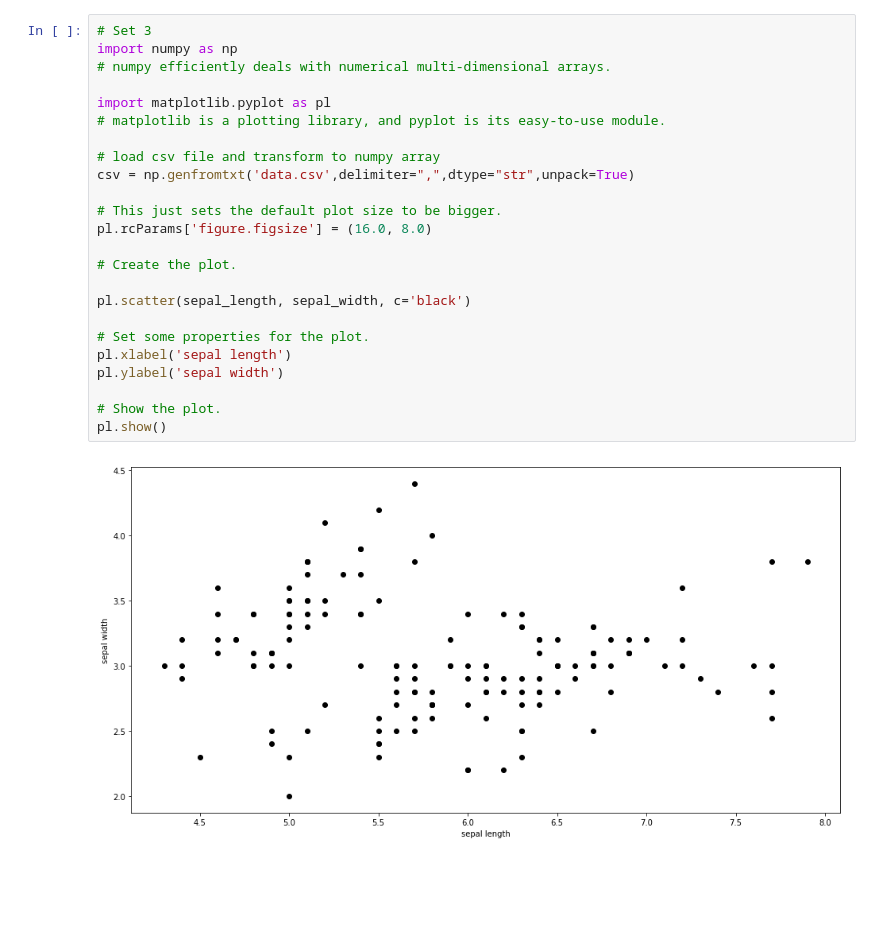
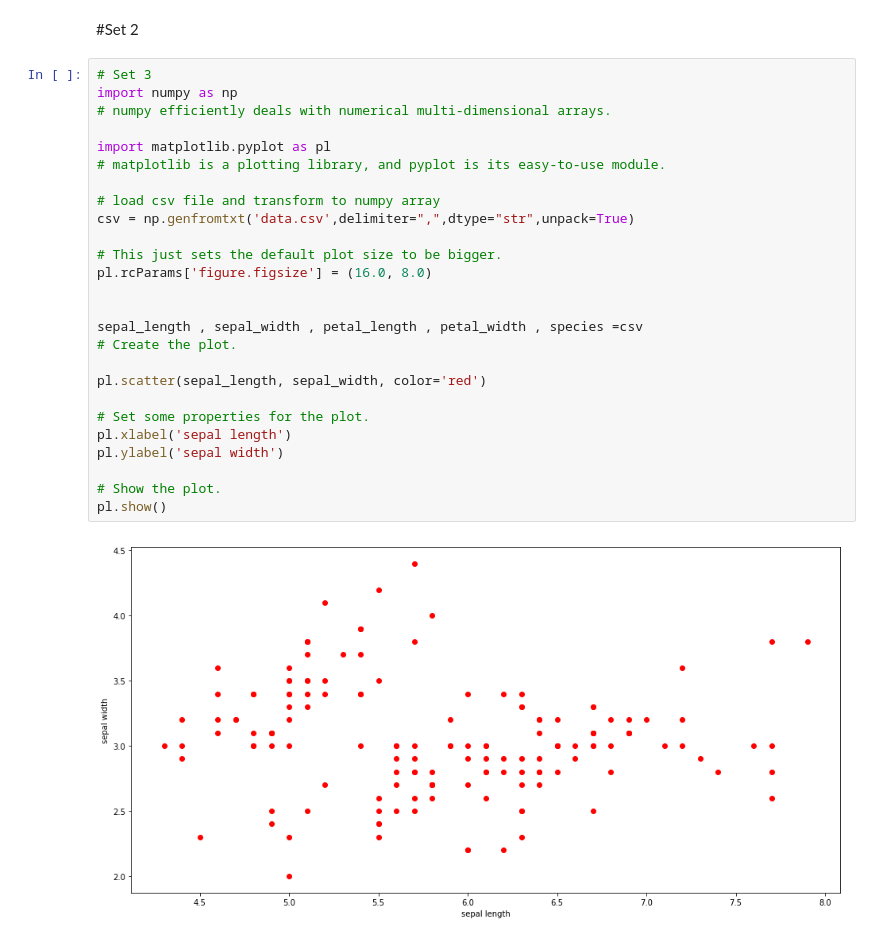
Before and after one commit to QiFuChina/JPN, a Jupyter notebook: JPN.ipynb, the cells around one changed output. Cells and saved outputs as stored; diff of their text form; blank space fills up the shorter version.

```diff
--- a/JPN.ipynb
+++ b/JPN.ipynb
@@ -23,29 +23,33 @@ print(csv)
  ['6.5' '3' '5.2' '2' 'Iris-virginica']
  ['6.2' '3.4' '5.4' '2.3' 'Iris-virginica']
  ['5.9' '3' '5.1' '1.8' 'Iris-virginica']]
+# %% [markdown]
+#Set 2
 # %%
 # Set 3
 import numpy as np
 # numpy efficiently deals with numerical multi-dimensional arrays.
 
 import matplotlib.pyplot as pl
 # matplotlib is a plotting library, and pyplot is its easy-to-use module.
 
 # load csv file and transform to numpy array
 csv = np.genfromtxt('data.csv',delimiter=",",dtype="str",unpack=True)
 
 # This just sets the default plot size to be bigger.
 pl.rcParams['figure.figsize'] = (16.0, 8.0)
 
+
+sepal_length , sepal_width , petal_length , petal_width , species =csv
 # Create the plot.
 
-pl.scatter(sepal_length, sepal_width, c='black')
+pl.scatter(sepal_length, sepal_width, color='red')
 
 # Set some properties for the plot.
 pl.xlabel('sepal length')
 pl.ylabel('sepal width')
 
 # Show the plot.
 pl.show()
 # %% [output]
-[figure, old version]
+[figure, new version]
```
Also changed, not shown: parts of 1 cell of this notebook.
